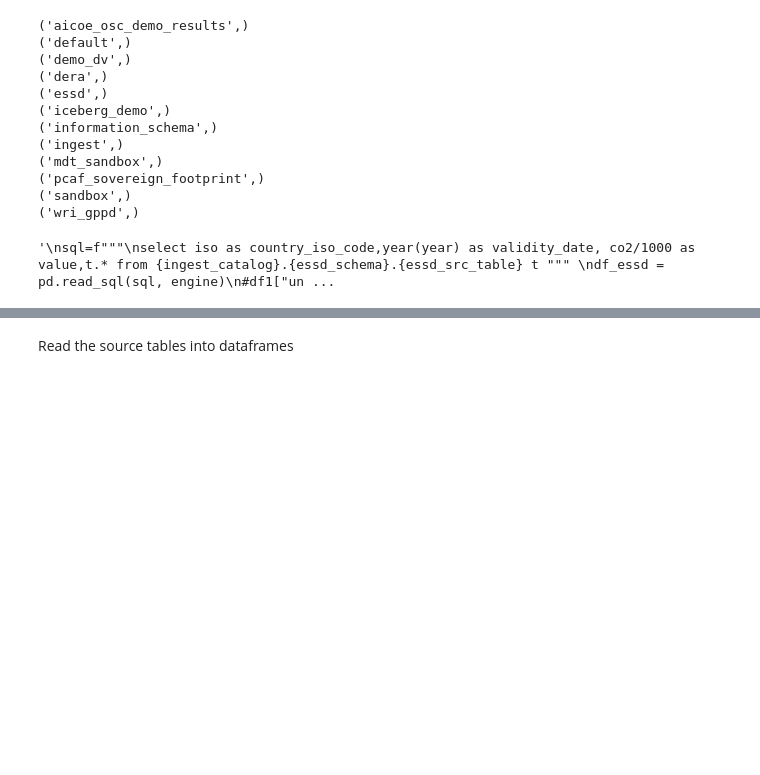
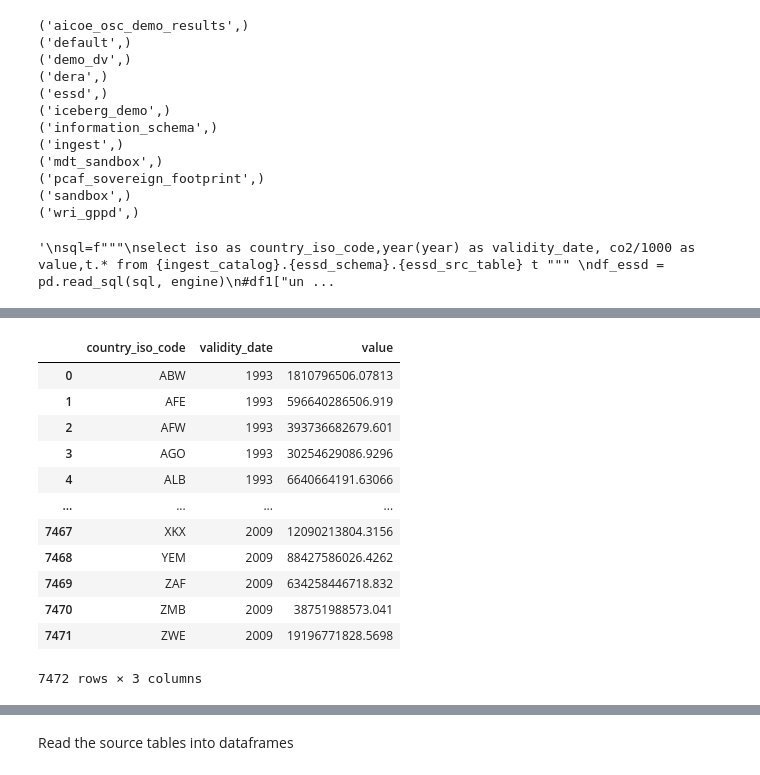
Before and after one commit to os-climate/PCAF-sovereign-footprint, a Jupyter notebook: notebooks/calc_UNFCCC_sovereign_emissions.ipynb, the cells around one changed output, grey strips where cells are left out. Drawn from its saved outputs; the diff is of its cells as text; code cells hidden in the pictures; blank space fills up the shorter version.

```diff
--- a/notebooks/calc_UNFCCC_sovereign_emissions.ipynb
+++ b/notebooks/calc_UNFCCC_sovereign_emissions.ipynb
@@ -183,3 +180,24 @@ memory usage: 90.5 KB
+# %%
+# gdp ppp
+sql=f"""
+select country_iso_code,validity_date,value,value_units from {ingest_catalog}.{ingest_schema}.{src_table_3} where attribute='GDP, PPP (current international $)'"""
+df4 = pd.read_sql(sql, engine)
+df4 = requantify_df(df4).convert_dtypes()
+df4
+# %% [output]
+|  | country_iso_code | validity_date | value |
+| 0 | ABW | 1993 | 1810796506.07813 |
+| 1 | AFE | 1993 | 596640286506.919 |
+| 2 | AFW | 1993 | 393736682679.601 |
+| 3 | AGO | 1993 | 30254629086.9296 |
+| 4 | ALB | 1993 | 6640664191.63066 |
+| ... | ... | ... | ... |
+| 7467 | XKX | 2009 | 12090213804.3156 |
+| 7468 | YEM | 2009 | 88427586026.4262 |
+| 7469 | ZAF | 2009 | 634258446718.832 |
+| 7470 | ZMB | 2009 | 38751988573.041 |
+| 7471 | ZWE | 2009 | 19196771828.5698 |
+7472 rows × 3 columns
 # %%
 # PRIMAP data
 
```
Also changed, not shown: parts of 11 cells of this notebook, 6 other files.
